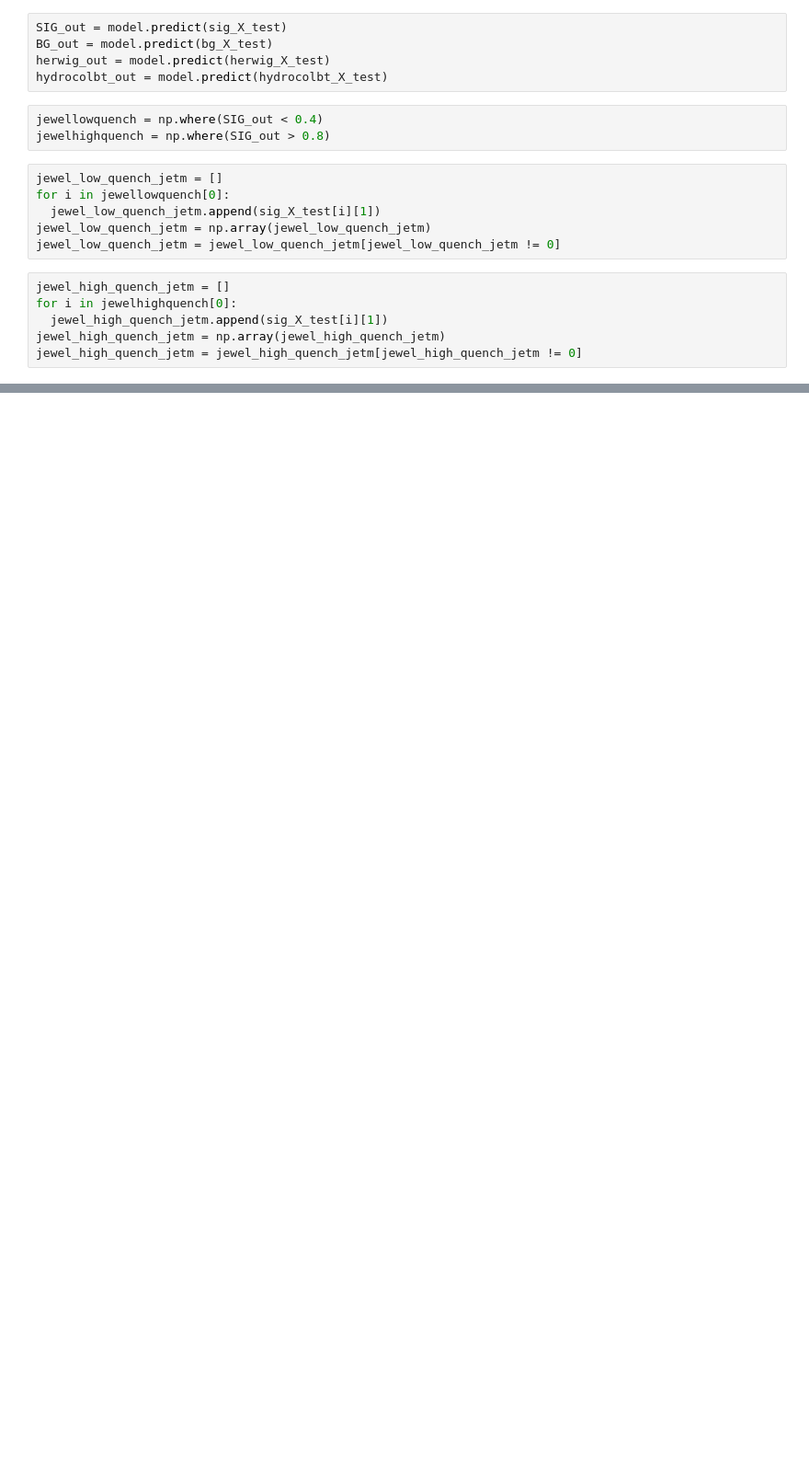
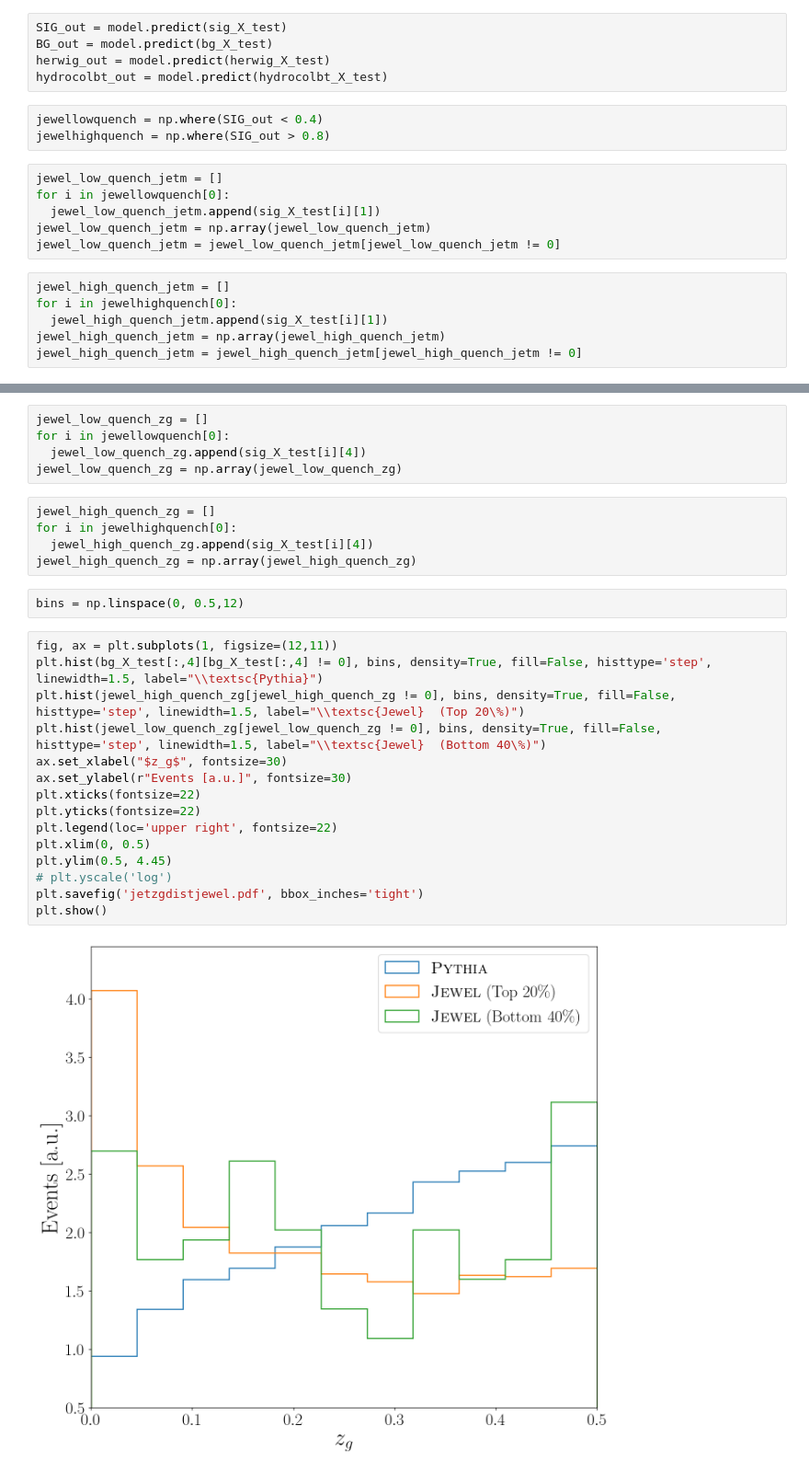
Before and after one commit to umarsqureshi/jetQuenchingML, a Jupyter notebook: explain.ipynb, the cells around one changed output, grey strips where cells are left out. Shown at 92% size. Cells and saved outputs as stored; diff of their text form; blank space fills up the shorter version.

```diff
--- a/explain.ipynb
+++ b/explain.ipynb
@@ -166,0 +166,29 @@ plt.show()
+# %%
+jewel_low_quench_zg = []
+for i in jewellowquench[0]:
+  jewel_low_quench_zg.append(sig_X_test[i][4])
+jewel_low_quench_zg = np.array(jewel_low_quench_zg)
+# %%
+jewel_high_quench_zg = []
+for i in jewelhighquench[0]:
+  jewel_high_quench_zg.append(sig_X_test[i][4])
+jewel_high_quench_zg = np.array(jewel_high_quench_zg)
+# %%
+bins = np.linspace(0, 0.5,12)
+# %%
+fig, ax = plt.subplots(1, figsize=(12,11))
+plt.hist(bg_X_test[:,4][bg_X_test[:,4] != 0], bins, density=True, fill=False, histtype='step', linewidth=1.5, label="\\textsc{Pythia}")
+plt.hist(jewel_high_quench_zg[jewel_high_quench_zg != 0], bins, density=True, fill=False, histtype='step', linewidth=1.5, label="\\textsc{Jewel}  (Top 20\%)")
+plt.hist(jewel_low_quench_zg[jewel_low_quench_zg != 0], bins, density=True, fill=False, histtype='step', linewidth=1.5, label="\\textsc{Jewel}  (Bottom 40\%)")
+ax.set_xlabel("$z_g$", fontsize=30)
+ax.set_ylabel(r"Events [a.u.]", fontsize=30)
+plt.xticks(fontsize=22)
+plt.yticks(fontsize=22)
+plt.legend(loc='upper right', fontsize=22)
+plt.xlim(0, 0.5)
+plt.ylim(0.5, 4.45)
+# plt.yscale('log')
+plt.savefig('jetzgdistjewel.pdf', bbox_inches='tight')
+plt.show()
+# %% [output]
+[figure, added]
```
Also changed, not shown: parts of 9 cells of this notebook, 12 other files.
